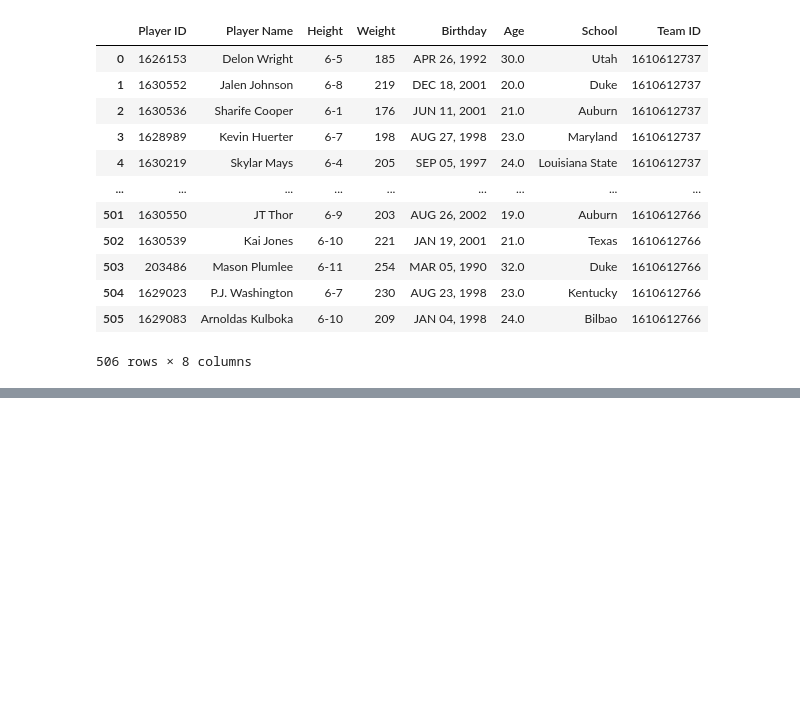
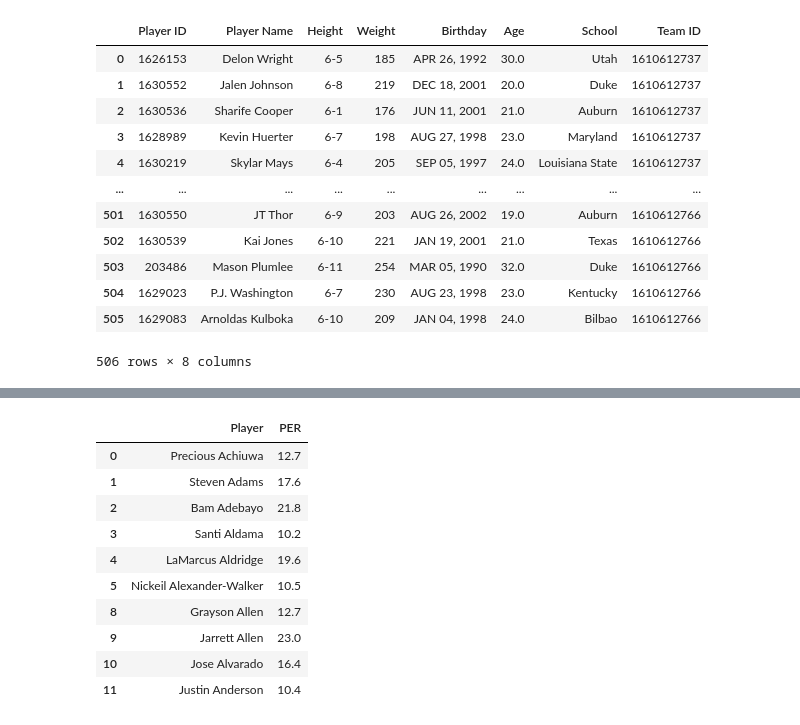
Before and after one commit to meeyoungPH/nba_superlatives, a Jupyter notebook: biometrics/biometrics.ipynb, the cells around one changed output, grey strips where cells are left out. Saved outputs shown, nothing was run; the diff lists cells and outputs as text; code cells hidden in the pictures; blank space fills up the shorter version.

```diff
--- a/biometrics/biometrics.ipynb
+++ b/biometrics/biometrics.ipynb
@@ -196,0 +264,18 @@ teams_players_df.to_csv('output/teams_players_2021_2022.csv', )
+# %%
+# append, sort, remove columns to get PER for each unique player
+dfs = [single_df, duplicate_df]
+clean_df = pd.concat(dfs).sort_values(by=['Rk'])
+clean_df = clean_df[['Player', 'PER']]
+clean_df.head(10)
+# %% [output]
+|  | Player | PER |
+| 0 | Precious Achiuwa | 12.7 |
+| 1 | Steven Adams | 17.6 |
+| 2 | Bam Adebayo | 21.8 |
+| 3 | Santi Aldama | 10.2 |
+| 4 | LaMarcus Aldridge | 19.6 |
+| 5 | Nickeil Alexander-Walker | 10.5 |
+| 8 | Grayson Allen | 12.7 |
+| 9 | Jarrett Allen | 23.0 |
+| 10 | Jose Alvarado | 16.4 |
+| 11 | Justin Anderson | 10.4 |
```
Also changed, not shown: parts of 6 cells of this notebook.
